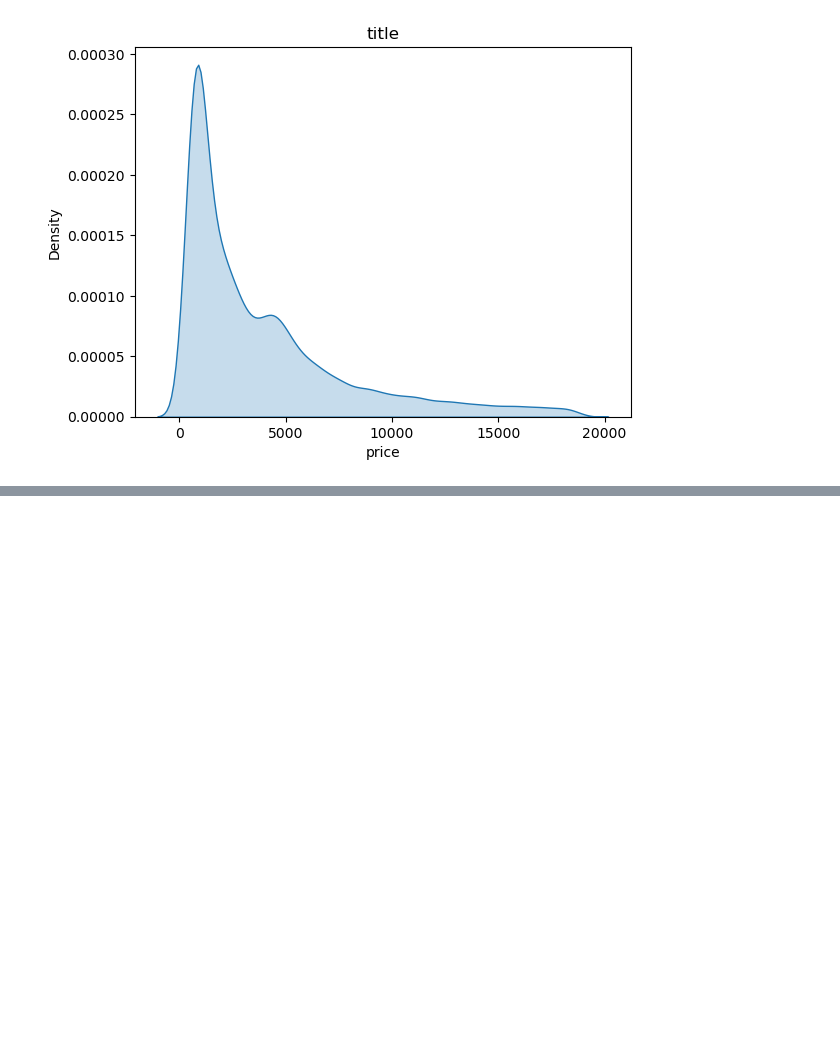
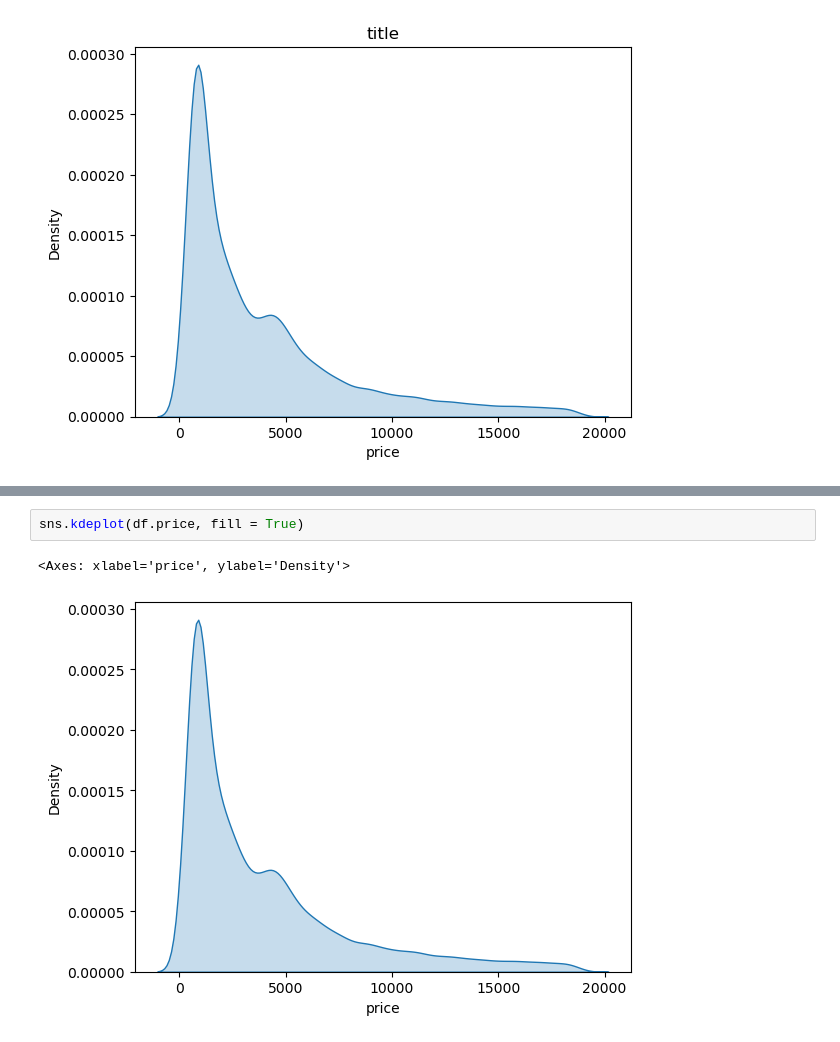
Before and after one commit to mtamerb/data-visualization, a Jupyter notebook: data-visualization.ipynb, the cells around one changed output, grey strips where cells are left out. Saved outputs shown, nothing was run; the diff lists cells and outputs as text; blank space fills up the shorter version.

Commit message:
Kaggle Notebook | data-visualization | Version 5

```diff
--- a/data-visualization.ipynb
+++ b/data-visualization.ipynb
@@ -543,0 +552,5 @@ sns.kdeplot(df.price, fill = True).set(title = "title")
+# %%
+sns.kdeplot(df.price, fill = True)
+# %% [output]
+<Axes: xlabel='price', ylabel='Density'>
+[figure, added]
```
Also changed, not shown: parts of 25 cells of this notebook.
